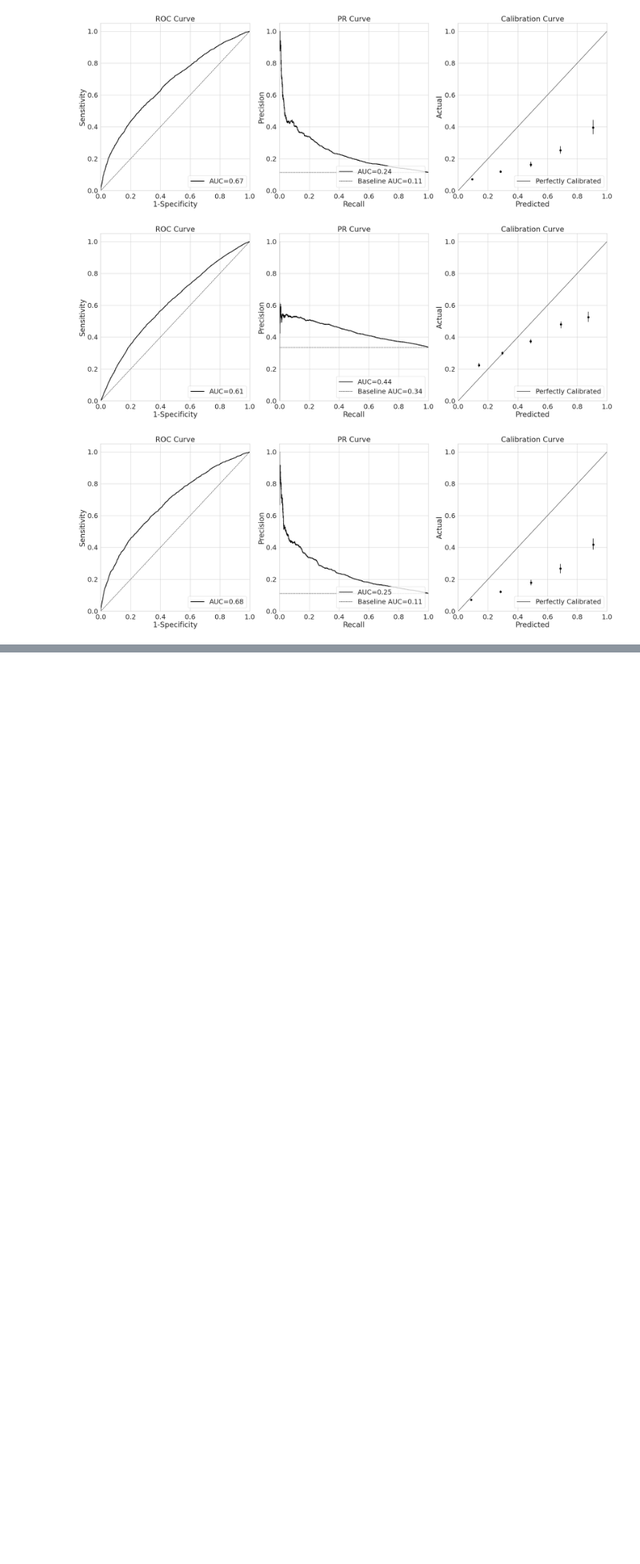
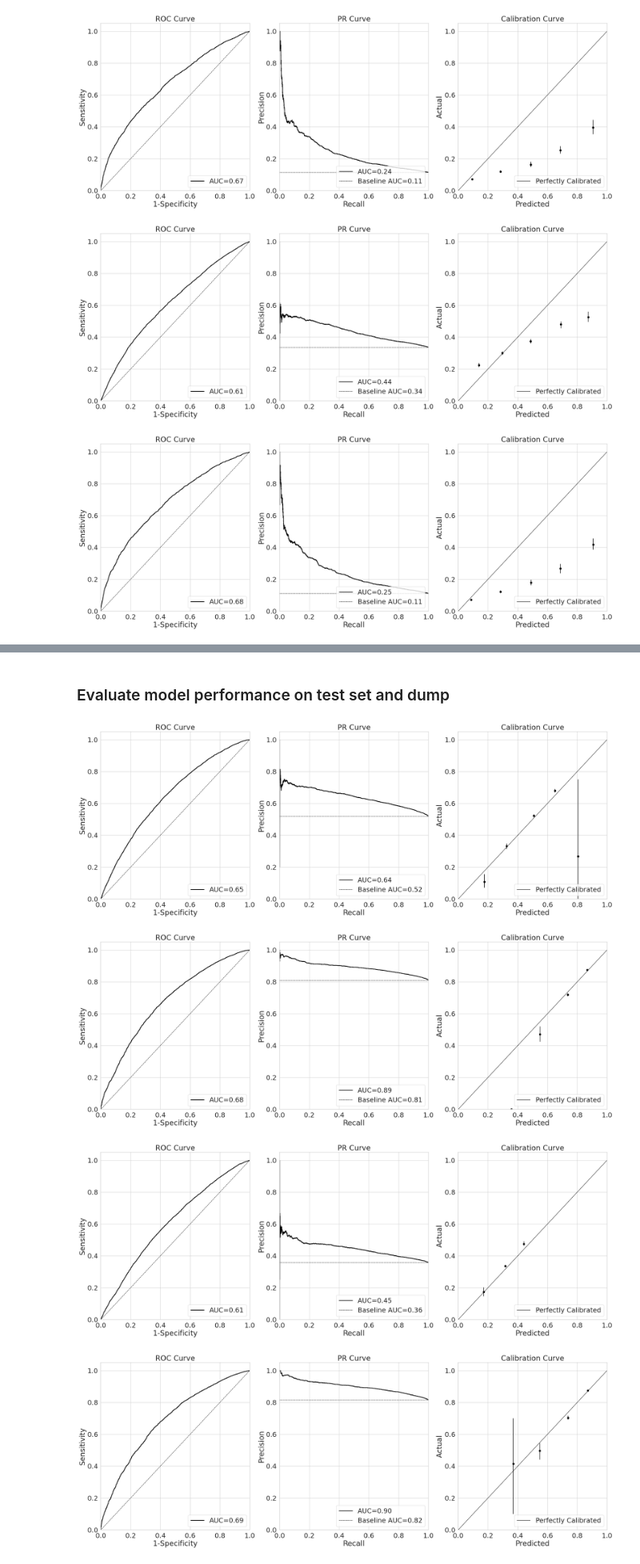
Before and after one commit to alee2022/AIHC-EHR-2023, a Jupyter notebook: Train and evaluate a binary ML model.ipynb, the cells around one changed output, grey strips where cells are left out. Shown at 80% size. Cells and saved outputs as stored; diff of their text form; code cells hidden in the pictures; blank space fills up the shorter version.

Commit message:
update the baseline model with LightGBM

```diff
--- a/Train and evaluate a binary ML model.ipynb
+++ b/Train and evaluate a binary ML model.ipynb
@@ -12,8 +12,8 @@ RUN_NAME = "20230207_baseline_jyx_cbc_withlast"
 trainer = NGBoostTrainer(working_dir=f"./{RUN_NAME}_artifacts")
 tasks = ['label_PLT', 'label_HCT', 'label_WBC', 'label_HGB']
 
-# for task in tasks:
-#     trainer(task)
+for task in tasks:
+    trainer(task)
 # %% [markdown]
 ### Evaluate model performance on test set and dump
 
@@ -29,7 +29,7 @@ for task in tqdm(tasks):
         outdir=f"./{RUN_NAME}_artifacts/{task}_performance_artificats/",
         task_name=task
     )
-    df_yhats = pd.read_csv(os.path.join(trainer.working_dir, f"{task}_yhats.csv"))
+    df_yhats = pd.read_csv(os.path.join(trainer.working_dir, f"{task}_regression_yhats.csv"))
     evalr.NPV_eval(df_yhats.last_labels, df_yhats.labels, df_yhats.predictions, df_yhats.distribution_norm, pred_type='lower')
 # %% [output]
 [figure]
@@ -38,0 +41,9 @@ for task in tqdm(tasks):
+# %%
+from healthrex_ml.trainers import LightGBMTrainer
+
+RUN_NAME = "20230207_baseline_jyx_cbc_withlast"
+trainer = LightGBMTrainer(working_dir=f"./{RUN_NAME}_artifacts")
+tasks = ['label_PLT', 'label_HCT', 'label_WBC', 'label_HGB']
+
+for task in tasks:
+    trainer(task, True)
@@ -38,0 +92,20 @@ for task in tqdm(tasks):
+# %% [markdown]
+### Evaluate model performance on test set and dump
+# %%
+from healthrex_ml.evaluators import BinaryEvaluator
+from tqdm import tqdm
+import pandas as pd
+import os
+tasks = ['label_PLT', 'label_HCT', 'label_WBC', 'label_HGB']
+for task in tqdm(tasks):
+    evalr = BinaryEvaluator(
+        outdir=f"./{RUN_NAME}_artifacts/{task}_performance_artificats/",
+        task_name=task
+    )
+    df_yhats = pd.read_csv(os.path.join(trainer.working_dir, f"{task}_classification_yhats.csv"))
+    evalr(df_yhats.labels, df_yhats.predictions)
+# %% [output]
+[figure, added]
+[figure, added]
+[figure, added]
+[figure, added]
```
Also changed, not shown: parts of 3 cells of this notebook, 1 other file.
